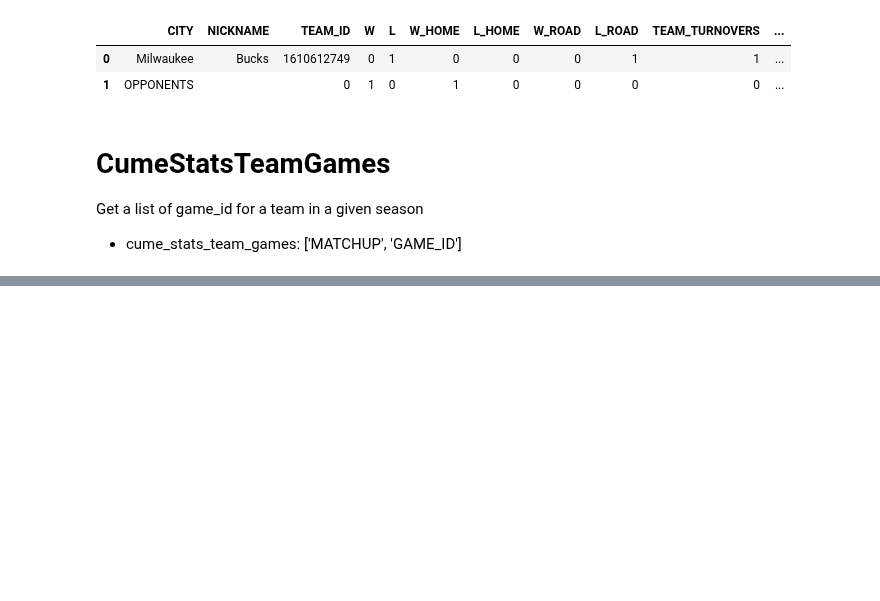
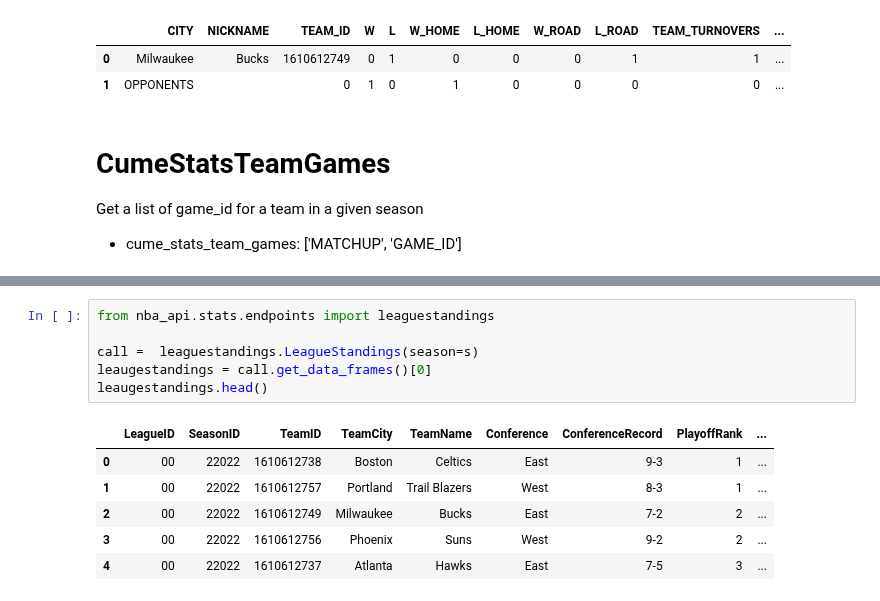
Before and after one commit to MattChinchilla/DATA_SCIENCE, a Jupyter notebook: Sports_Analytics/NBA.ipynb, the cells around one changed output, grey strips where cells are left out. Saved outputs shown, nothing was run; the diff lists cells and outputs as text; blank space fills up the shorter version.

```diff
--- a/Sports_Analytics/NBA.ipynb
+++ b/Sports_Analytics/NBA.ipynb
@@ -235,0 +287,13 @@ matchupsrollup_df = call.get_data_frames()[0]
+# %%
+from nba_api.stats.endpoints import leaguestandings
+
+call =  leaguestandings.LeagueStandings(season=s)
+leaugestandings = call.get_data_frames()[0]
+leaugestandings.head()
+# %% [output]
+|  | LeagueID | SeasonID | TeamID | TeamCity | TeamName | Conference | ConferenceRecord | PlayoffRank | ... |
+| 0 | 00 | 22022 | 1610612738 | Boston | Celtics | East | 9-3 | 1 | ... |
+| 1 | 00 | 22022 | 1610612757 | Portland | Trail Blazers | West | 8-3 | 1 | ... |
+| 2 | 00 | 22022 | 1610612749 | Milwaukee | Bucks | East | 7-2 | 2 | ... |
+| 3 | 00 | 22022 | 1610612756 | Phoenix | Suns | West | 9-2 | 2 | ... |
+| 4 | 00 | 22022 | 1610612737 | Atlanta | Hawks | East | 7-5 | 3 | ... |
```
Also changed, not shown: parts of 13 cells of this notebook.
